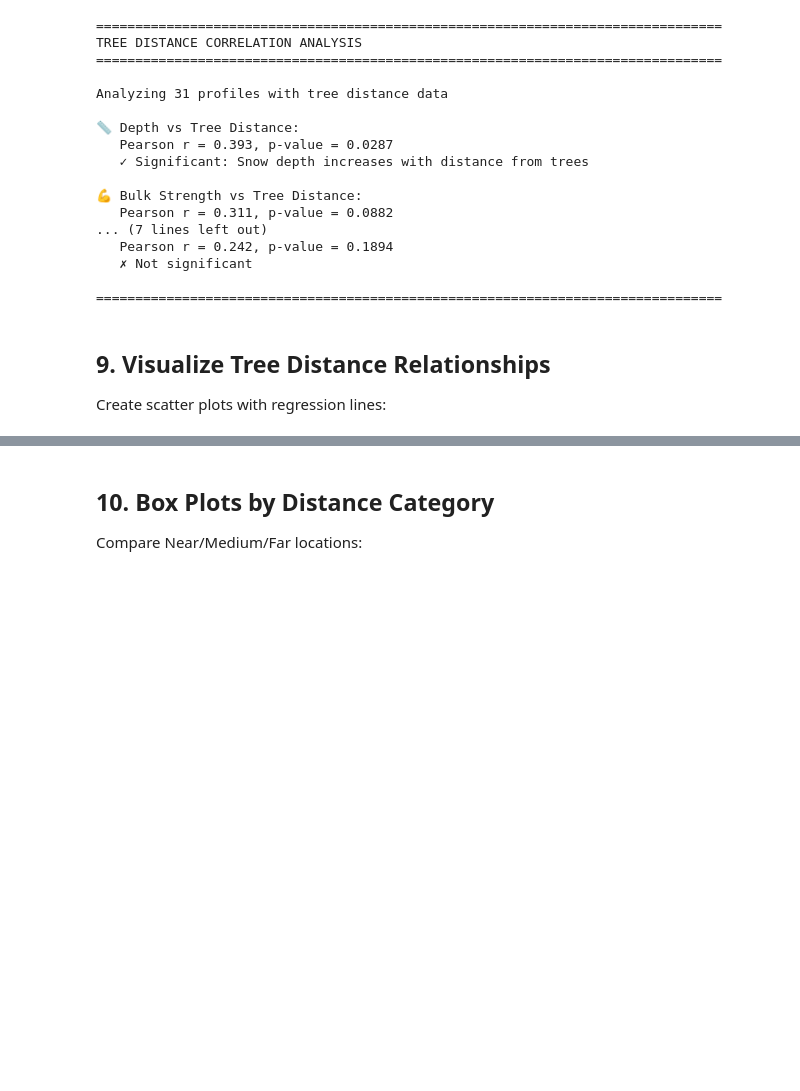
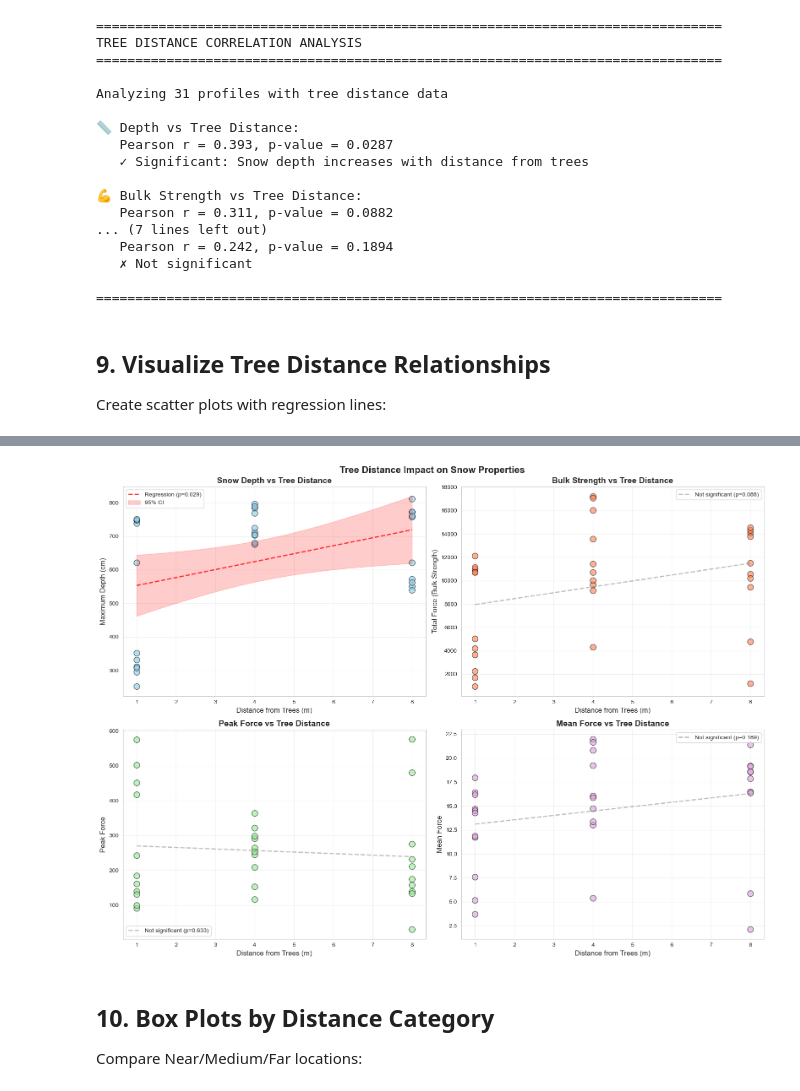
Before and after one commit to millie-spencer/SnowScope_processing_vis, a Jupyter notebook: 01_snow_scope_tree_analysis.ipynb, the cells around one changed output, grey strips where cells are left out. Cells and saved outputs as stored; diff of their text form; code cells hidden in the pictures; blank space fills up the shorter version.

Commit message:
adding shading to cell 9 to show confidence

```diff
--- a/01_snow_scope_tree_analysis.ipynb
+++ b/01_snow_scope_tree_analysis.ipynb
@@ -545,3 +483,97 @@ else:
+# %%
+# Remove rows without tree distance data
+df_clean = stats_df.dropna(subset=['distance_from_trees_m'])
+
+if len(df_clean) > 0:
+    from scipy import stats as sp_stats
+    from scipy.stats import t as t_dist
+
+    fig, axes = plt.subplots(2, 2, figsize=(16, 12))
+
+    # Common x-axis values for regression lines
+    x_line = np.linspace(df_clean['distance_from_trees_m'].min(),
+                         df_clean['distance_from_trees_m'].max(), 100)
+
+    def plot_with_ci(ax, x_data, y_data, x_line, color, title, ylabel):
+        """Helper function to plot scatter + regression + CI only if significant"""
+        ax.scatter(x_data, y_data, s=100, alpha=0.6, edgecolor='black', c=color)
+
+        # Calculate regression
+        slope, intercept, r_value, p_value, std_err = sp_stats.linregress(x_data, y_data)
+        y_pred = slope * x_line + intercept
+
+        # Check if significant
+        is_significant = p_value < 0.05
+
+        if is_significant:
+            # Proper confidence interval calculation
+            n = len(x_data)
+            x_mean = np.mean(x_data)
+            sxx = np.sum((x_data - x_mean)**2)
+            residuals = y_data - (slope * x_data + intercept)
+            s_res = np.sqrt(np.sum(residuals**2) / (n - 2))
+
+            # Standard error of prediction
+            se = s_res * np.sqrt(1/n + (x_line - x_mean)**2 / sxx)
+
+            # 95% confidence interval
+            t_val = t_dist.ppf(0.975, n - 2)
+            margin = t_val * se
+
+            ax.plot(x_line, y_pred, "r--", alpha=0.8, linewidth=2,
+                   label=f'Regression (p={p_value:.3f})')
+            ax.fill_between(x_line, y_pred - margin, y_pred + margin,
+                           alpha=0.2, color='red', label='95% CI')
+        else:
+            # Just show the regression line without CI for non-significant
+            ax.plot(x_line, y_pred, "gray", linestyle="--", alpha=0.5, linewidth=2,
+                   label=f'Not significant (p={p_value:.3f})')
+
+        ax.set_xlabel('Distance from Trees (m)', fontsize=12)
+        ax.set_ylabel(ylabel, fontsize=12)
+        ax.set_title(title, fontsize=14, fontweight='bold')
+        ax.legend()
+        ax.grid(True, alpha=0.3)
+
+    # Plot 1: Depth vs Tree Distance
+    plot_with_ci(axes[0, 0],
+                 df_clean['distance_from_trees_m'],
+                 df_clean['max_depth_cm'],
+                 x_line, 'skyblue',
+                 'Snow Depth vs Tree Distance',
+                 'Maximum Depth (cm)')
+
+    # Plot 2: Bulk Strength vs Tree Distance
+    plot_with_ci(axes[0, 1],
+                 df_clean['distance_from_trees_m'],
+                 df_clean['total_force'],
+                 x_line, 'coral',
+                 'Bulk Strength vs Tree Distance',
+                 'Total Force (Bulk Strength)')
+
+    # Plot 3: Peak Force vs Tree Distance
+    plot_with_ci(axes[1, 0],
+                 df_clean['distance_from_trees_m'],
+                 df_clean['max_force'],
+                 x_line, 'lightgreen',
+                 'Peak Force vs Tree Distance',
+                 'Peak Force')
+
+    # Plot 4: Mean Force vs Tree Distance
+    plot_with_ci(axes[1, 1],
+                 df_clean['distance_from_trees_m'],
+                 df_clean['mean_force'],
+                 x_line, 'plum',
+                 'Mean Force vs Tree Distance',
+                 'Mean Force')
+
+    plt.suptitle('Tree Distance Impact on Snow Properties', fontsize=16, fontweight='bold')
+    plt.tight_layout()
+    plt.show()
+else:
+    print("No data available for plotting")
+# %% [output]
+[figure, added]
 # %% [markdown]
 ## 10. Box Plots by Distance Category
 
```
Also changed, not shown: parts of 1 cell of this notebook.
